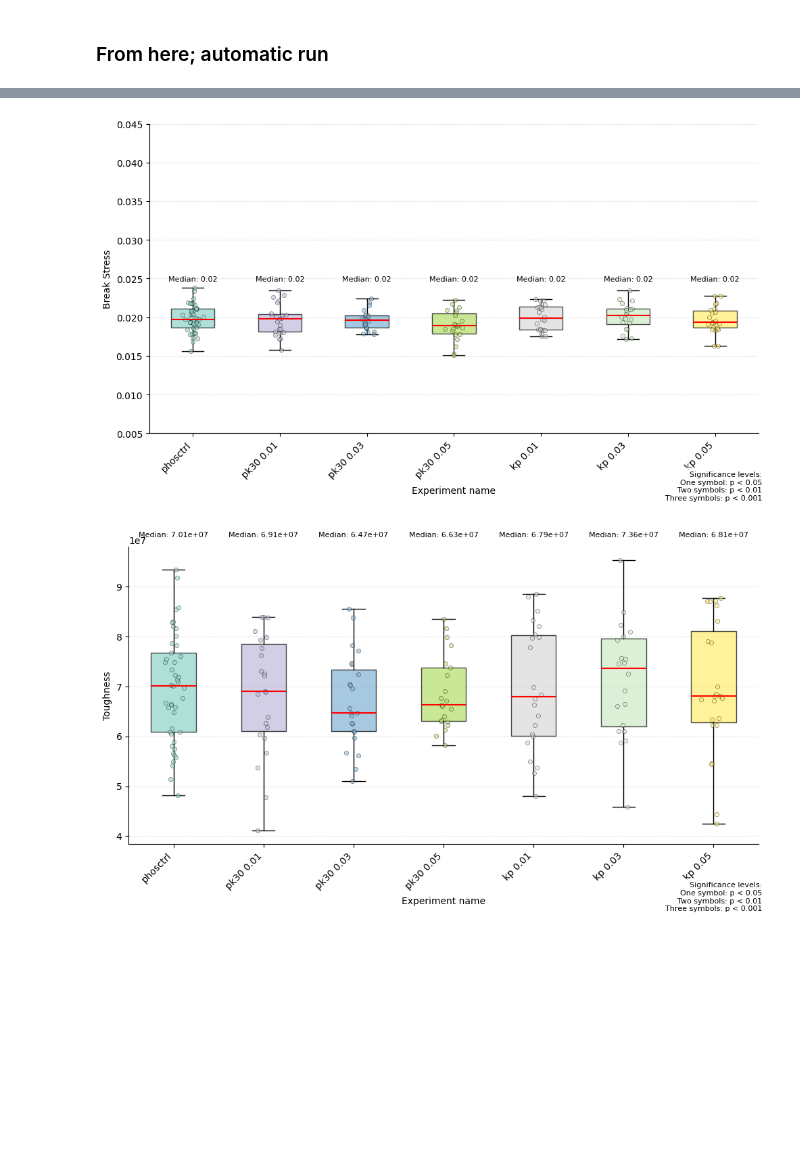
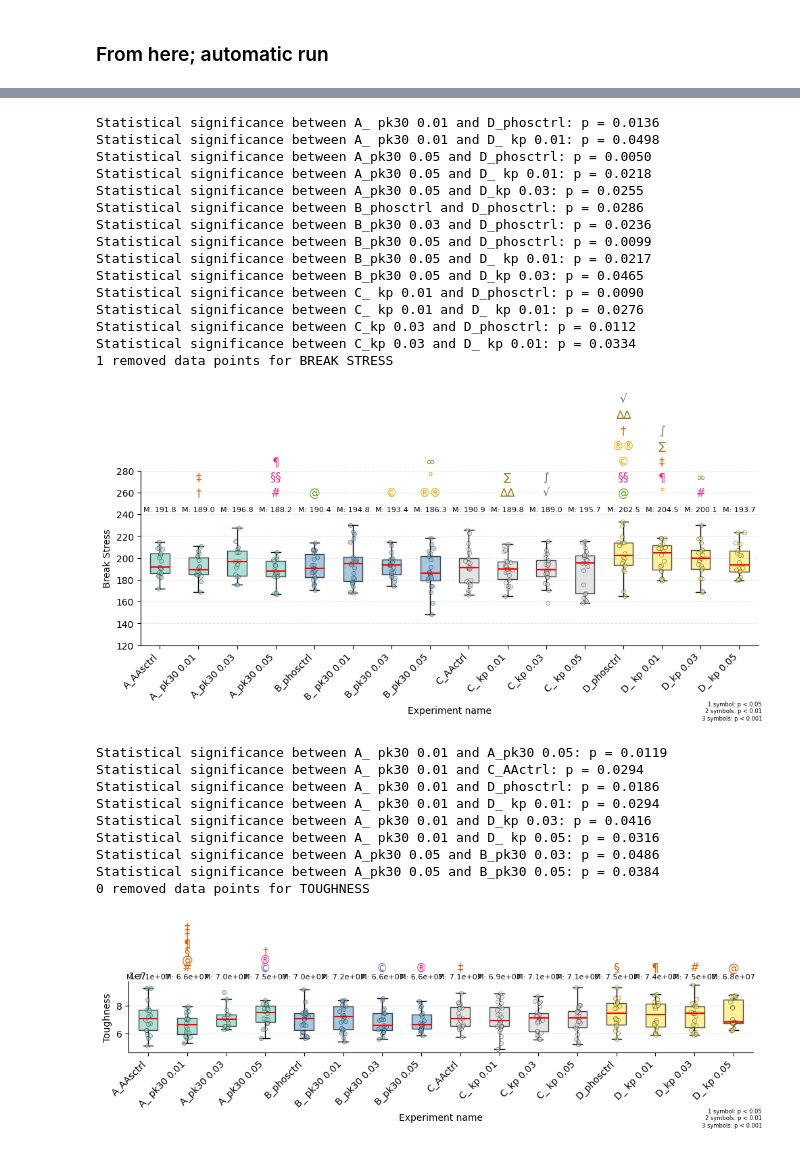
Before and after one commit to michael1788/krap, a Jupyter notebook: notebooks_2/Z01_v1.4_MASTER(triple).ipynb, the cells around one changed output, grey strips where cells are left out. Cells and saved outputs as stored; diff of their text form; code cells hidden in the pictures; blank space fills up the shorter version.

```diff
--- a/notebooks_2/Z01_v1.4_MASTER(triple).ipynb
+++ b/notebooks_2/Z01_v1.4_MASTER(triple).ipynb
@@ -19,5 +18,10 @@ MODE = "triple"
 # %% [markdown]
 ### From here; automatic run
+# %%
+root = f"/Users/michaelmoret/Library/CloudStorage/GoogleDrive-michael@externa.bio/.shortcut-targets-by-id/1BdUNsBjDh5Gee_76jCiKB1C_CwG0ercP/{pathfile}"
+
+MODE = "triple"
+min_break_extension=40
 # %%
 if not root.endswith("/"):
     root += "/"
@@ -36,6 +42,9 @@ savepath = f"{root}plots/"
 os.makedirs(savepath, exist_ok=True)
 # %%
 all_dfs = []
+# we add a prefix to name, so if two experiments have the same name in two files
+# that are plotted together, they don't get merge because of the same name
+prefix = "A"
 for file in os.listdir(root):
     if file.endswith(".txt"):
         print(file)
@@ -44,7 +53,8 @@ for file in os.listdir(root):
 
         # clean the df
         if MODE in file:
-            df = plotting.clean_single(df)
+            df = plotting.clean_triple(df)
+            assert "triple" in file
         else:
             raise ValueError(f"Not a {MODE} experiment")
 
@@ -58,11 +68,18 @@ for file in os.listdir(root):
             times_name = entries.split(sep_count)
             _times = int(times_name[0])
             _name = times_name[1]
+            _name = prefix + "_" + _name
             all_names += [_name] * _times
         df["Name"] = all_names
         # remove nan
         df = df.dropna()
+        # remove all the break extension below threshold
+        df = df[df['BREAK EXT'] >= min_break_extension]
+
         all_dfs.append(df)
+
+        # update prefix
+        prefix = chr(ord(prefix) + 1)
 
 # merge df
 df_merged = pd.concat(all_dfs)
@@ -91,21 +122,53 @@ Statistical significance between pk30 0.05 and  kp 0.05: p = 0.0155
 # %%
 header = 'BREAK STRESS'
-ymin = 0.005
-ymax = 0.045
-fig, ax = plotting.create_boxplot(df_merged, header, ymin, ymax)
+ymin = 120
+ymax = 280
+fig, ax, removed = plotting.create_boxplot(df_merged, header, ymin, ymax)
+#save removed data
+removed.to_csv(f"{savepath}{header}_removed.csv", index=True)
+print(f"{len(removed)} removed data points for {header}")
+# plot
 fig.savefig(f"{savepath}{header}.png")
 plt.show()
 # %% [output]
+Statistical significance between A_ pk30 0.01 and D_phosctrl: p = 0.0136
+Statistical significance between A_ pk30 0.01 and D_ kp 0.01: p = 0.0498
+Statistical significance between A_pk30 0.05 and D_phosctrl: p = 0.0050
+Statistical significance between A_pk30 0.05 and D_ kp 0.01: p = 0.0218
+Statistical significance between A_pk30 0.05 and D_kp 0.03: p = 0.0255
+Statistical significance between B_phosctrl and D_phosctrl: p = 0.0286
+Statistical significance between B_pk30 0.03 and D_phosctrl: p = 0.0236
+Statistical significance between B_pk30 0.05 and D_phosctrl: p = 0.0099
+Statistical significance between B_pk30 0.05 and D_ kp 0.01: p = 0.0217
+Statistical significance between B_pk30 0.05 and D_kp 0.03: p = 0.0465
+Statistical significance between C_ kp 0.01 and D_phosctrl: p = 0.0090
+Statistical significance between C_ kp 0.01 and D_ kp 0.01: p = 0.0276
+Statistical significance between C_kp 0.03 and D_phosctrl: p = 0.0112
+Statistical significance between C_kp 0.03 and D_ kp 0.01: p = 0.0334
+1 removed data points for BREAK STRESS
-[figure, old version]
+[figure, new version]
 # %%
 header = 'TOUGHNESS'
 ymin = None
 ymax = None
-fig, ax = plotting.create_boxplot(df_merged, header, ymin, ymax)
+fig, ax, removed = plotting.create_boxplot(df_merged, header, ymin, ymax)
+#save removed data
+removed.to_csv(f"{savepath}{header}_removed.csv", index=True)
+print(f"{len(removed)} removed data points for {header}")
+# plot
 fig.savefig(f"{savepath}{header}.png")
 plt.show()
 # %% [output]
+Statistical significance between A_ pk30 0.01 and A_pk30 0.05: p = 0.0119
+Statistical significance between A_ pk30 0.01 and C_AActrl: p = 0.0294
+Statistical significance between A_ pk30 0.01 and D_phosctrl: p = 0.0186
+Statistical significance between A_ pk30 0.01 and D_ kp 0.01: p = 0.0294
+Statistical significance between A_ pk30 0.01 and D_kp 0.03: p = 0.0416
+Statistical significance between A_ pk30 0.01 and D_ kp 0.05: p = 0.0316
+Statistical significance between A_pk30 0.05 and B_pk30 0.03: p = 0.0486
+Statistical significance between A_pk30 0.05 and B_pk30 0.05: p = 0.0384
+0 removed data points for TOUGHNESS
-[figure, old version]
+[figure, new version]
 # %%
 header = 'ELASTIC GRADIENT'
 ymin = 0
```
Also changed, not shown: parts of 16 cells of this notebook, 6 other files.
